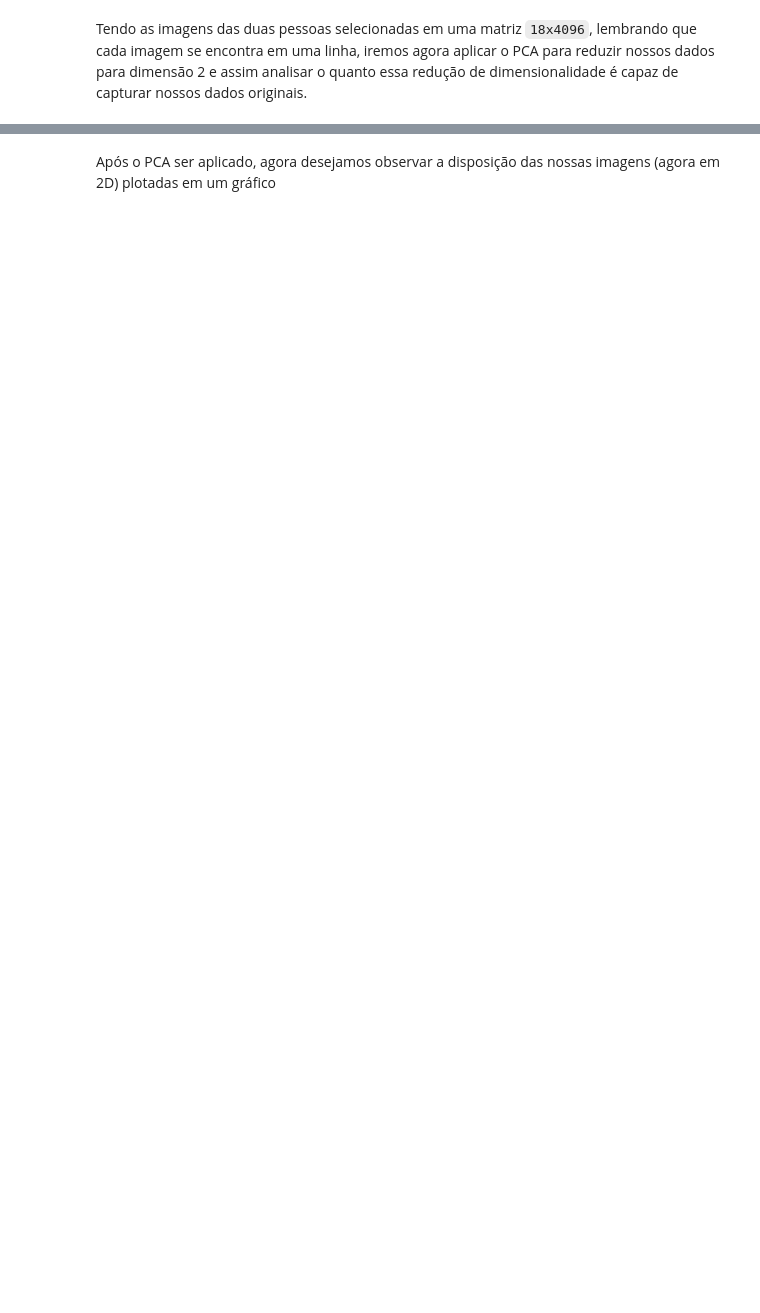
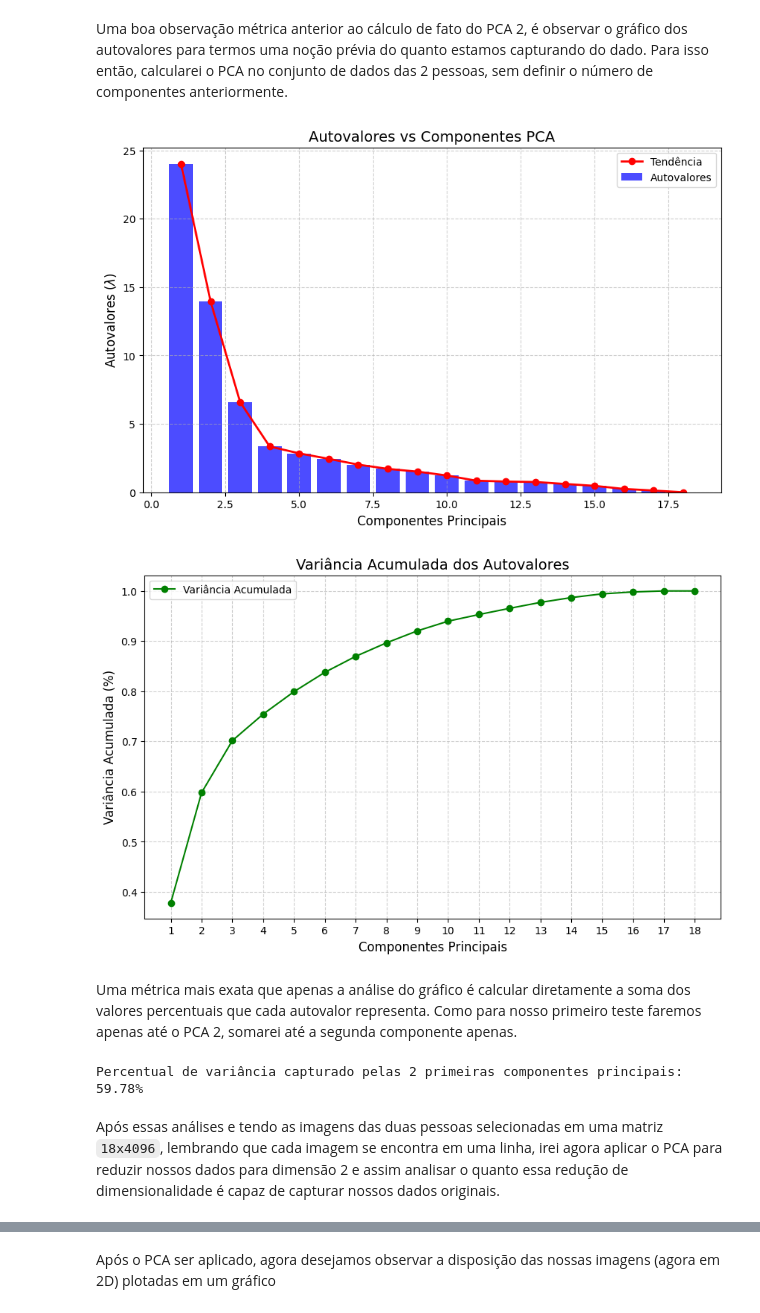
Before and after one commit to schu1na/eigenfaces_cocada, a Jupyter notebook: eigenfaces.ipynb, the cells around one changed output, grey strips where cells are left out. Saved outputs shown, nothing was run; the diff lists cells and outputs as text; code cells hidden in the pictures; blank space fills up the shorter version.

```diff
--- a/eigenfaces.ipynb
+++ b/eigenfaces.ipynb
@@ -64,5 +101,23 @@ targets_teste_2_pessoas = np.array([id1, id2])
+# %% [markdown]
+Uma boa observação métrica anterior ao cálculo de fato do PCA 2, é observar o gráfico dos autovalores para termos uma noção prévia do quanto estamos capturando do dado. Para isso então, calcularei o PCA no conjunto de dados das 2 pessoas, sem definir o número de componentes anteriormente.
+# %%
+pca = PCA(n_components=None)
+pca.fit(data_2_pessoas)
+# Plotando o gráfico de autovalores
+plotar_grafico_cotovelo(pca.explained_variance_)
+plotar_grafico_variancia_acumulada(pca.explained_variance_ratio_)
+# %% [output]
+[figure, added]
+[figure, added]
+# %% [markdown]
+Uma métrica mais exata que apenas a análise do gráfico é calcular diretamente a soma dos valores percentuais que cada autovalor representa. Como para nosso primeiro teste faremos apenas até o PCA 2, somarei até a segunda componente apenas.
+# %%
+percentual_capturado = np.sum(pca.explained_variance_ratio_[:2])
+print(f"Percentual de variância capturado pelas 2 primeiras componentes principais: {percentual_capturado:.2%}")
+# %% [output]
+Percentual de variância capturado pelas 2 primeiras componentes principais: 59.78%
 # %% [markdown]
-Tendo as imagens das duas pessoas selecionadas em uma matriz `18x4096`, lembrando que cada imagem se encontra em uma linha, iremos agora aplicar o PCA para reduzir nossos dados para dimensão 2 e assim analisar o quanto essa redução de dimensionalidade é capaz de capturar nossos dados originais.
+Após essas análises e tendo as imagens das duas pessoas selecionadas em uma matriz `18x4096`, lembrando que cada imagem se encontra em uma linha, irei agora aplicar o PCA para reduzir nossos dados para dimensão 2 e assim analisar o quanto essa redução de dimensionalidade é capaz de capturar nossos dados originais.
 # %%
 # Como selecionamos apenas duas pessoas, o número de componentes
 # principais que queremos são 2. Para simplificar os nomes das variáveis
```
Also changed, not shown: parts of 35 cells of this notebook, 1 other file.
